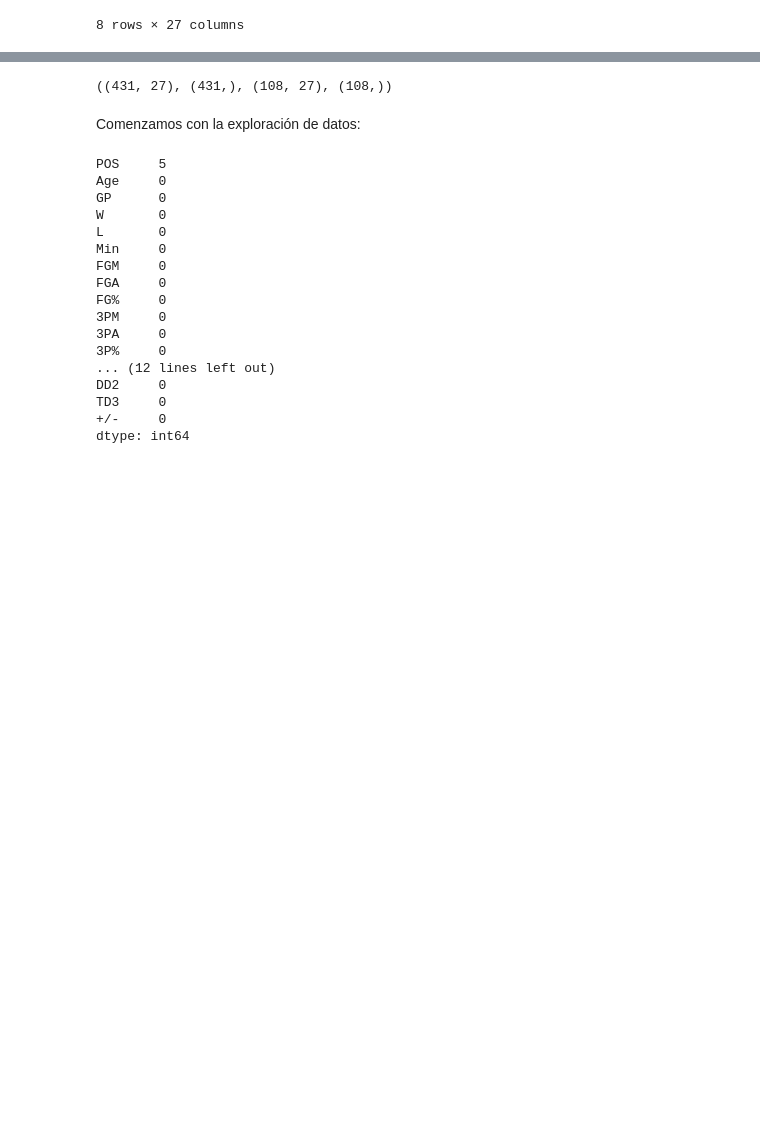
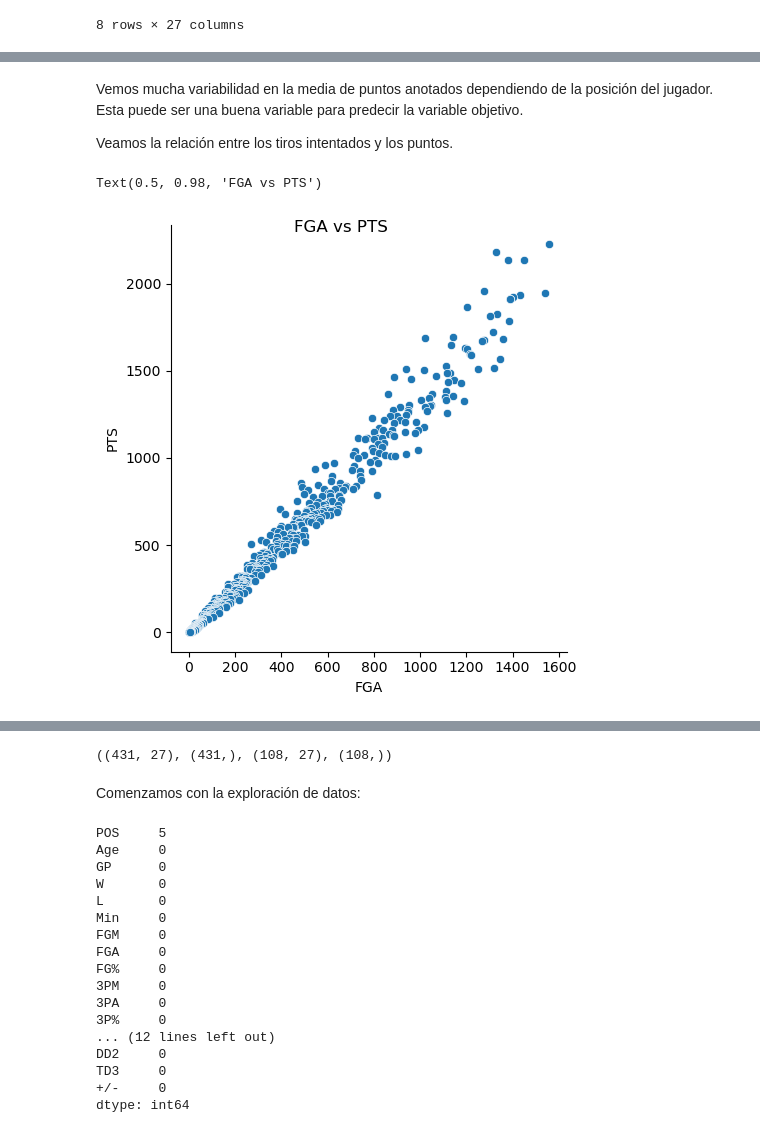
Before and after one commit to RafaelTakata0105/Proyecto_Flores_Takata, a Jupyter notebook: notebooks/Proyecto_final.ipynb, the cells around one changed output, grey strips where cells are left out. Cells and saved outputs as stored; diff of their text form; code cells hidden in the pictures; blank space fills up the shorter version.

```diff
--- a/notebooks/Proyecto_final.ipynb
+++ b/notebooks/Proyecto_final.ipynb
@@ -119,0 +131,10 @@ df.describe()
+# %% [markdown]
+Vemos mucha variabilidad en la media de puntos anotados dependiendo de la posición del jugador. Esta puede ser una buena variable para predecir la variable objetivo.
+
+Veamos la relación entre los tiros intentados y los puntos.
+# %%
+ax = sns.relplot(x = 'FGA', y = 'PTS', data = df)
+ax.fig.suptitle('FGA vs PTS')
+# %% [output]
+Text(0.5, 0.98, 'FGA vs PTS')
+[figure, added]
```
Also changed, not shown: parts of 32 cells of this notebook.
